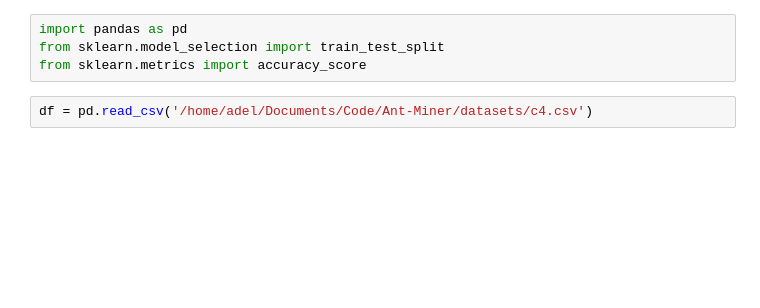
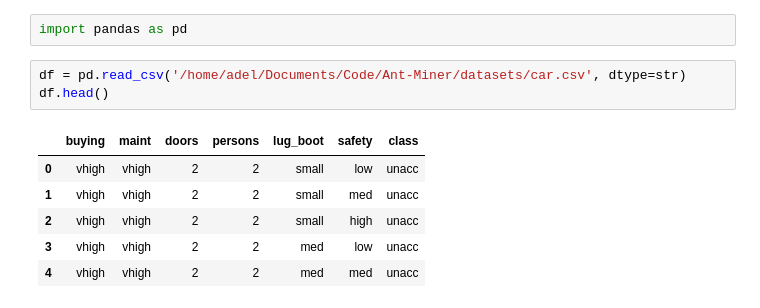
Before and after one commit to AdelCSE/Ant-Miner, a Jupyter notebook: src/notebooks/notebook.ipynb, the cells around one changed output. Drawn from its saved outputs; the diff is of its cells as text; blank space fills up the shorter version.

```diff
--- a/src/notebooks/notebook.ipynb
+++ b/src/notebooks/notebook.ipynb
@@ -1,7 +1,13 @@
 # %%
 import pandas as pd
-from sklearn.model_selection import train_test_split
-from sklearn.metrics import accuracy_score
 # %%
-df = pd.read_csv('/home/adel/Documents/Code/Ant-Miner/datasets/c4.csv')
+df = pd.read_csv('/home/adel/Documents/Code/Ant-Miner/datasets/car.csv', dtype=str)
+df.head()
+# %% [output]
+|  | buying | maint | doors | persons | lug_boot | safety | class |
+| 0 | vhigh | vhigh | 2 | 2 | small | low | unacc |
+| 1 | vhigh | vhigh | 2 | 2 | small | med | unacc |
+| 2 | vhigh | vhigh | 2 | 2 | small | high | unacc |
+| 3 | vhigh | vhigh | 2 | 2 | med | low | unacc |
+| 4 | vhigh | vhigh | 2 | 2 | med | med | unacc |
 # %%
```
Also changed, not shown: parts of 32 cells of this notebook, 35 other files.
